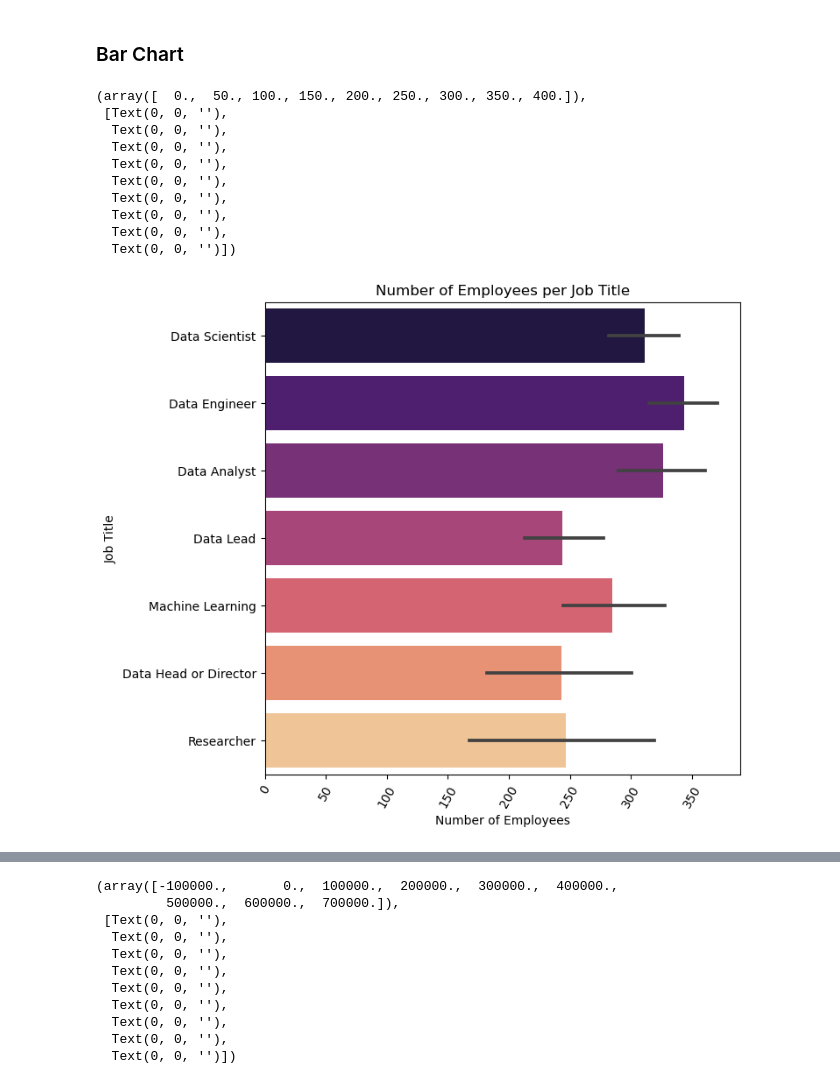
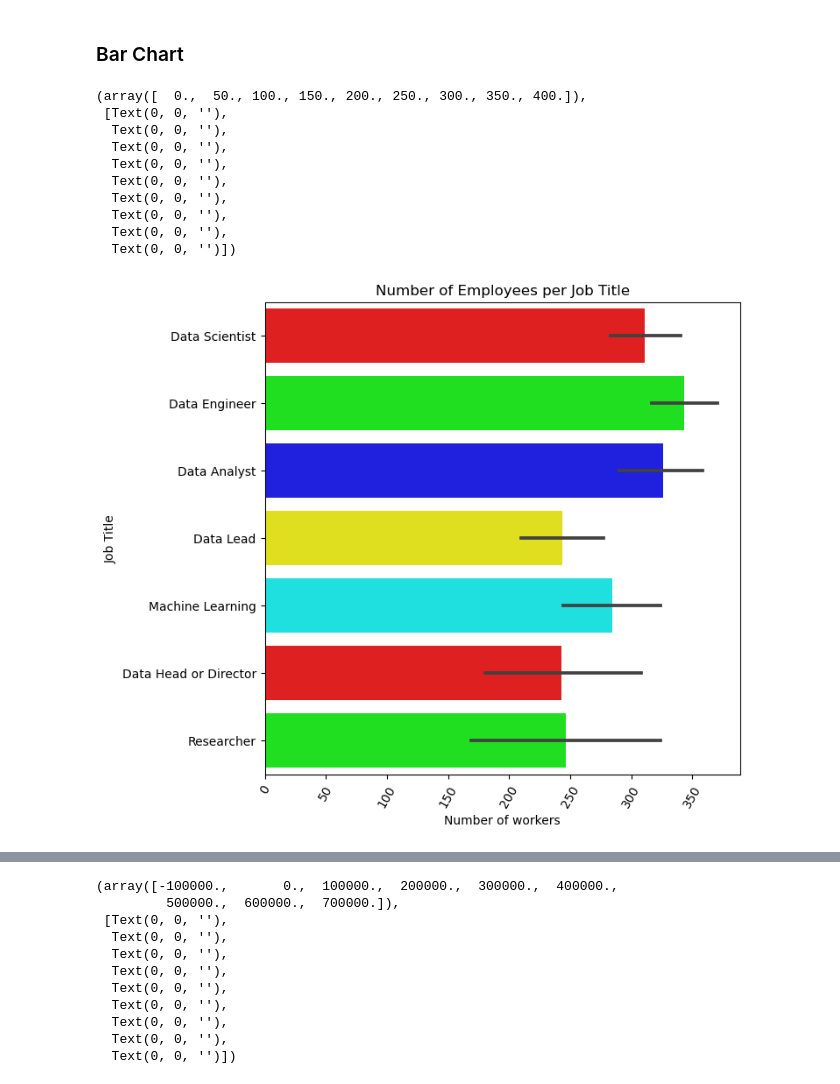
Before and after one commit to KimKarydas/Data-Science-Job-Salaries, a Jupyter notebook: Data_Science_Salaries.ipynb, the cells around one changed output, grey strips where cells are left out. Cells and saved outputs as stored; diff of their text form; code cells hidden in the pictures.

Commit message:
add bar plots

```diff
--- a/Data_Science_Salaries.ipynb
+++ b/Data_Science_Salaries.ipynb
@@ -189,22 +189,23 @@ plt.legend()
 # %%
 # Bar chart with the employment type
 # Use clustering to show the plot
 plt.figure(figsize=(7,7))
+custom_palette = ["#FF0000", "#00FF00", "#0000FF", "#FFFF00", "#00FFFF"]
 order = df.groupby('cluster_job_title').size().sort_values(ascending=False).index
-ax = sns.barplot(x=df.index.values, y=df['cluster_job_title'], data=df, palette='magma', order=order)
-plt.xlabel('Number of Employees')
+ax = sns.barplot(x=df.index.values, y=df['cluster_job_title'], data=df, palette=custom_palette, order=order)
+plt.xlabel('Number of workers')
 plt.ylabel('Job Title')
 plt.title('Number of Employees per Job Title')
 plt.xticks(rotation=60)
 # %% [output]
 (array([  0.,  50., 100., 150., 200., 250., 300., 350., 400.]),
  [Text(0, 0, ''),
   Text(0, 0, ''),
   Text(0, 0, ''),
   Text(0, 0, ''),
   Text(0, 0, ''),
   Text(0, 0, ''),
   Text(0, 0, ''),
   Text(0, 0, ''),
   Text(0, 0, '')])
-[figure, old version]
+[figure, new version]
```
Also changed, not shown: parts of 7 cells of this notebook.
